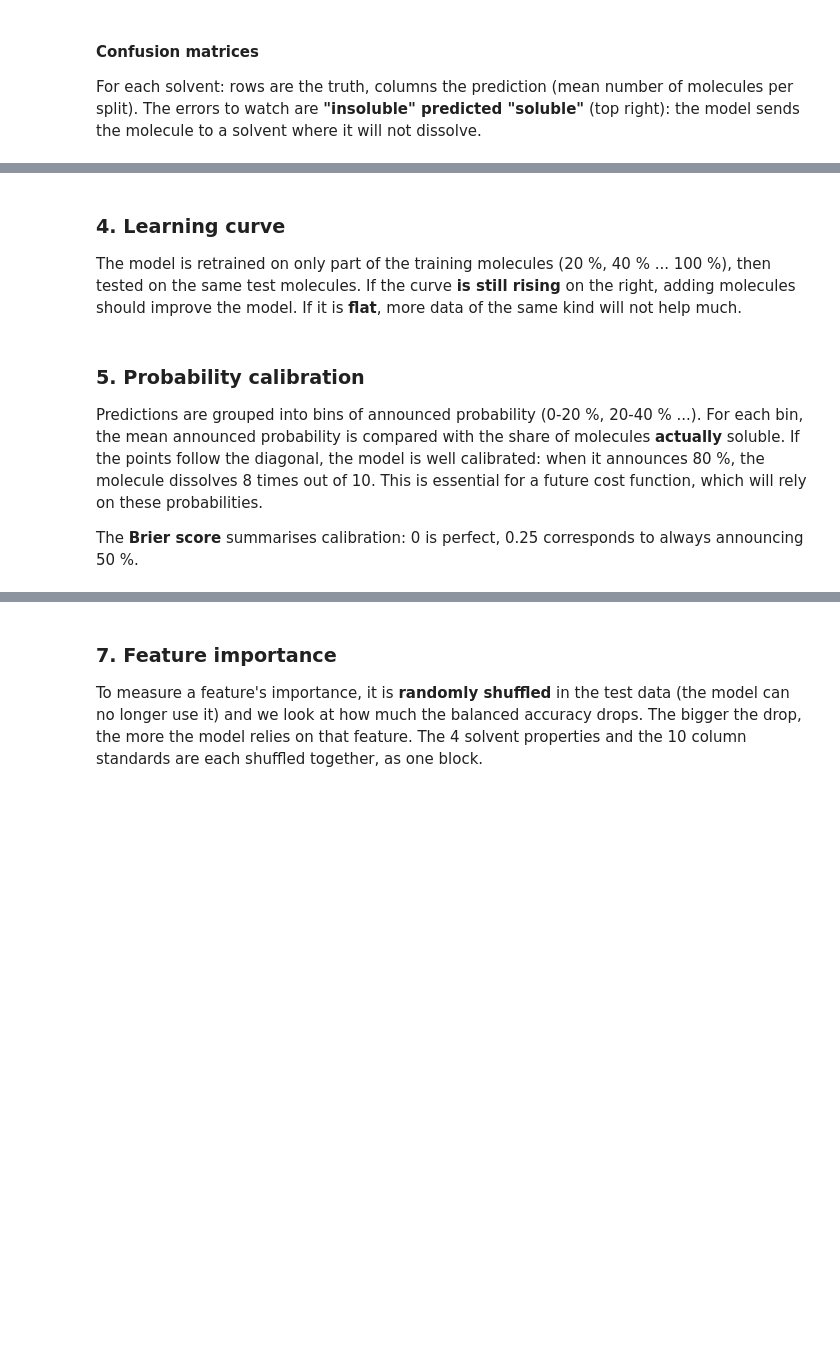
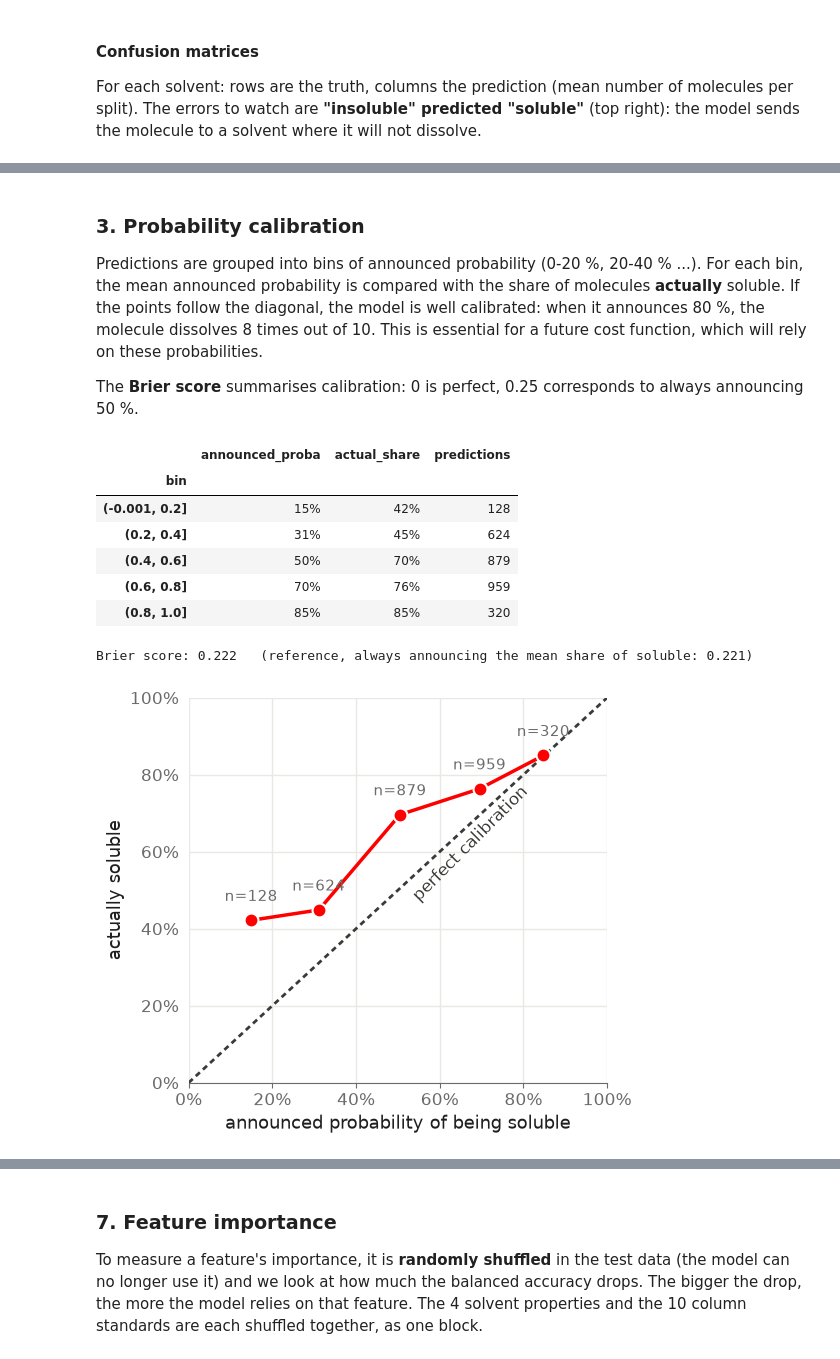
Before and after one commit to swisscatplus/solubility_prediction_nmr, a Jupyter notebook: notebooks/05_analyse.ipynb, the cells around one changed output, grey strips where cells are left out. Drawn from its saved outputs; the diff is of its cells as text; code cells hidden in the pictures; blank space fills up the shorter version.

Commit message:
add DMSO2

```diff
--- a/notebooks/05_analyse.ipynb
+++ b/notebooks/05_analyse.ipynb
@@ -320,0 +304,10 @@ print(f"Correct solvent choice (top-1): {top1['correct'].mean():.1%}   (always D
+# %%
+if not CV_PREDICTIONS.exists():
+    raise FileNotFoundError(f"{CV_PREDICTIONS} not found: run notebook 04_robustness_check first.")
+full = pd.read_csv(CV_PREDICTIONS)
+full['CAS'] = full['CAS'].astype(str).str.strip()
+full['pred'] = (full['p'] >= 0.5).astype(int)
+N_REPEATS = full['rep'].nunique()
+top1 = first_choice(full)                      # solvent ranked first for each molecule
+print(f"{full['CAS'].nunique()} molecules, {N_REPEATS} splits")
+print(f"Correct solvent choice (top-1): {top1['correct'].mean():.1%}   (always DMSO: {top1['dmso_correct'].mean():.1%})")
@@ -359,4 +365,0 @@ save_model_fig(fig, "confusion_matrices_model_e.png")
-# %% [markdown]
-### 4. Learning curve
-
-The model is retrained on only part of the training molecules (20 %, 40 % ... 100 %), then tested on the same test molecules. If the curve **is still rising** on the right, adding molecules should improve the model. If it is **flat**, more data of the same kind will not help much.
@@ -386,5 +366,5 @@ display(curve_summary.style.format("{:.1%}"))
 # %% [markdown]
-### 5. Probability calibration
+### 3. Probability calibration
 
 Predictions are grouped into bins of announced probability (0-20 %, 20-40 % ...). For each bin, the mean announced probability is compared with the share of molecules **actually** soluble. If the points follow the diagonal, the model is well calibrated: when it announces 80 %, the molecule dissolves 8 times out of 10. This is essential for a future cost function, which will rely on these probabilities.
 
@@ -392,20 +372,30 @@ The **Brier score** summarises calibration: 0 is perfect, 0.25 corresponds to al
 # %%
 full['bin'] = pd.cut(full['p'], np.linspace(0, 1, 6), include_lowest=True)
 calib = full.groupby('bin', observed=True).agg(announced_proba=('p', 'mean'), actual_share=('y', 'mean'), predictions=('y', 'size'))
 display(calib.style.format({'announced_proba': '{:.0%}', 'actual_share': '{:.0%}', 'predictions': '{:.0f}'}))
 brier = np.mean((full['p'] - full['y']) ** 2)
 brier_ref = np.mean((full['y'].mean() - full['y']) ** 2)
 print(f"Brier score: {brier:.3f}   (reference, always announcing the mean share of soluble: {brier_ref:.3f})")
 
 fig, ax = plt.subplots(figsize=ps.SQUARE)
 ax.plot([0, 1], [0, 1], color=ps.DARK, ls=(0, (2, 1.5)), lw=2)
-ax.text(0.22, 0.30, "perfect calibration", rotation=45, rotation_mode='anchor', fontsize=12, color=ps.DARK)
+ax.text(0.55, 0.47, "perfect calibration", rotation=45, rotation_mode="anchor", fontsize=12, color=ps.DARK)
 ax.plot(calib['announced_proba'], calib['actual_share'], '-o', color=ps.RED, ms=10, mec='white', mew=1.5)
 for _, r in calib.iterrows():
     ax.annotate(f"n={r['predictions']:.0f}", (r['announced_proba'], r['actual_share']), xytext=(0, 14),
                 textcoords='offset points', fontsize=11, color=ps.MUTED, ha='center')
 ax.set_xlim(0, 1); ax.set_ylim(0, 1); ax.xaxis.set_major_formatter(ps.pct); ax.yaxis.set_major_formatter(ps.pct)
 ax.grid(axis='x', visible=True)
 ax.set_xlabel("announced probability of being soluble"); ax.set_ylabel("actually soluble")
 save_model_fig(fig, "calibration_model_e.png")
+# %% [output]
+|  | announced_proba | actual_share | predictions |
+| bin |  |  |  |
+| (-0.001, 0.2] | 15% | 42% | 128 |
+| (0.2, 0.4] | 31% | 45% | 624 |
+| (0.4, 0.6] | 50% | 70% | 879 |
+| (0.6, 0.8] | 70% | 76% | 959 |
+| (0.8, 1.0] | 85% | 85% | 320 |
+Brier score: 0.222   (reference, always announcing the mean share of soluble: 0.221)
+[figure, added]
 # %% [markdown]
```
Also changed, not shown: parts of 36 cells of this notebook, 53 other files.
